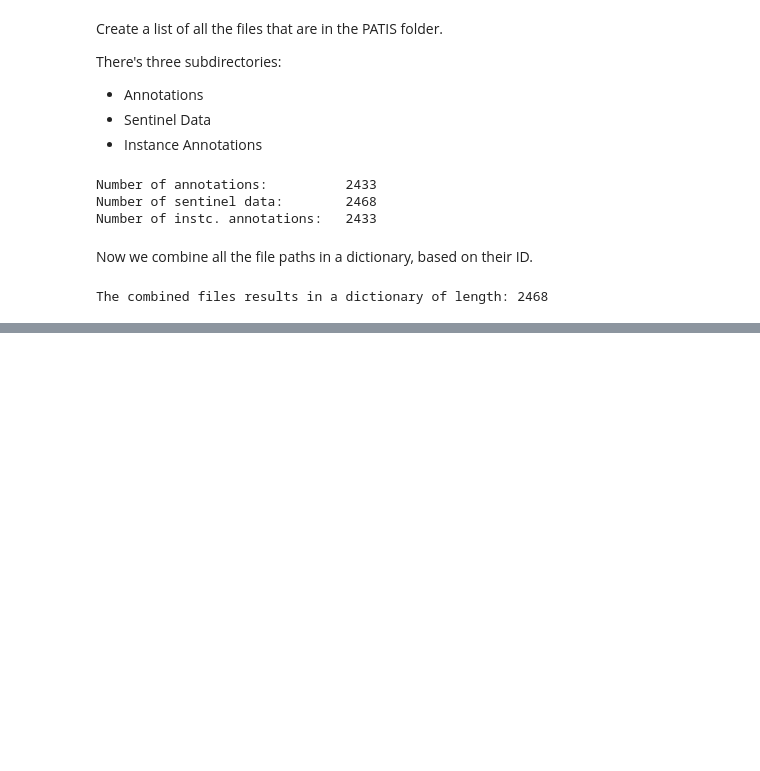
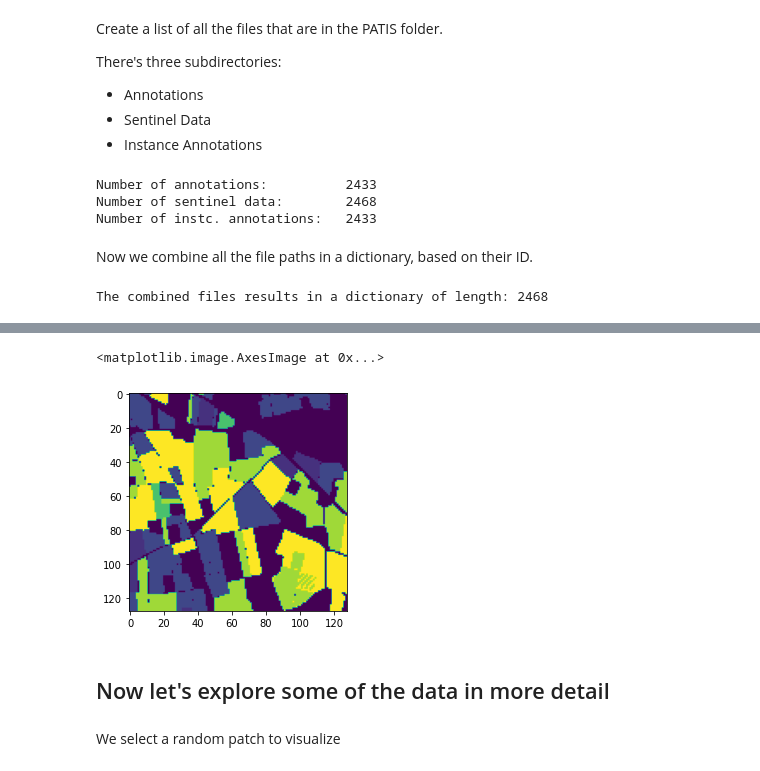
Before and after one commit to Abeldewit/SatelliteClass, a Jupyter notebook: data exploration.ipynb, the cells around one changed output, grey strips where cells are left out. Drawn from its saved outputs; the diff is of its cells as text; code cells hidden in the pictures; blank space fills up the shorter version.

```diff
--- a/data exploration.ipynb
+++ b/data exploration.ipynb
@@ -67,3 +90,10 @@ There are 35 patches with less than 3 files
+# %%
+plt.imshow(np.floor(all_annos[1] / 10**6))
+# %% [output]
+<matplotlib.image.AxesImage at 0x...>
+[figure, added]
+# %% [markdown]
+## Now let's explore some of the data in more detail
 # %%
 def load_patch(patch_paths: list):
     """
@@ -75,0 +123,2 @@ def load_patch(patch_paths: list):
+# %% [markdown]
+We select a random patch to visualize
```
Also changed, not shown: parts of 18 cells of this notebook, 5 other files.
